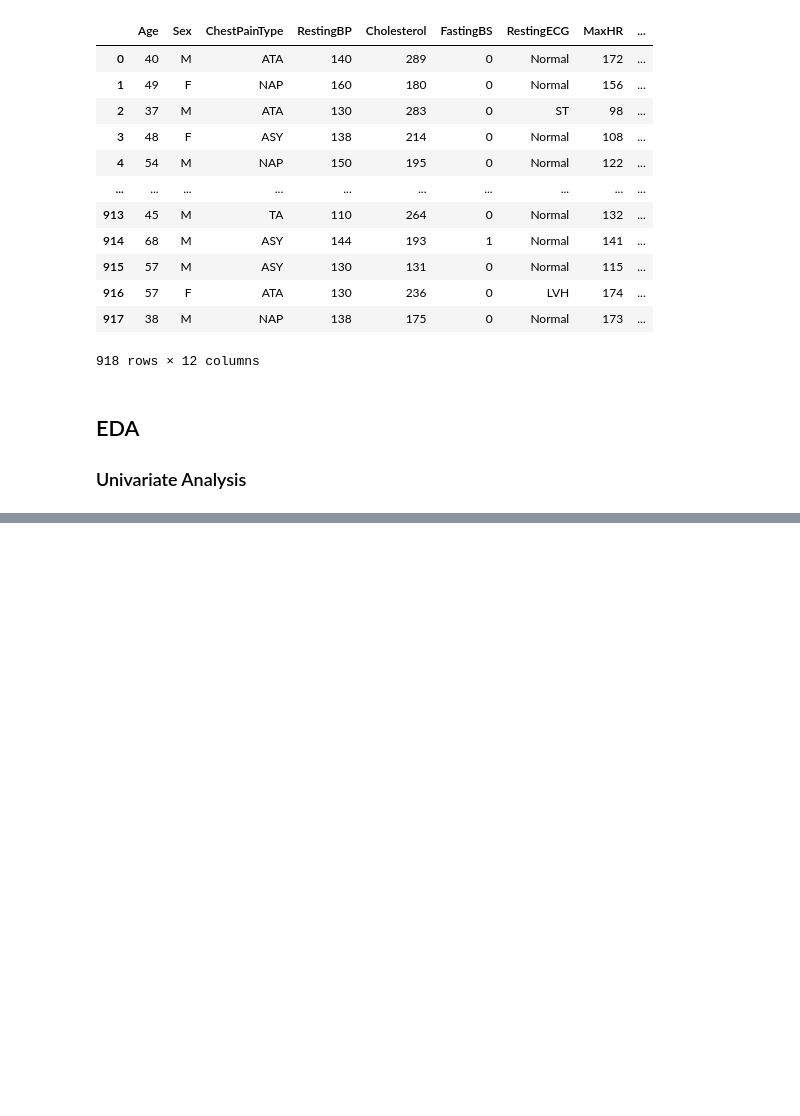
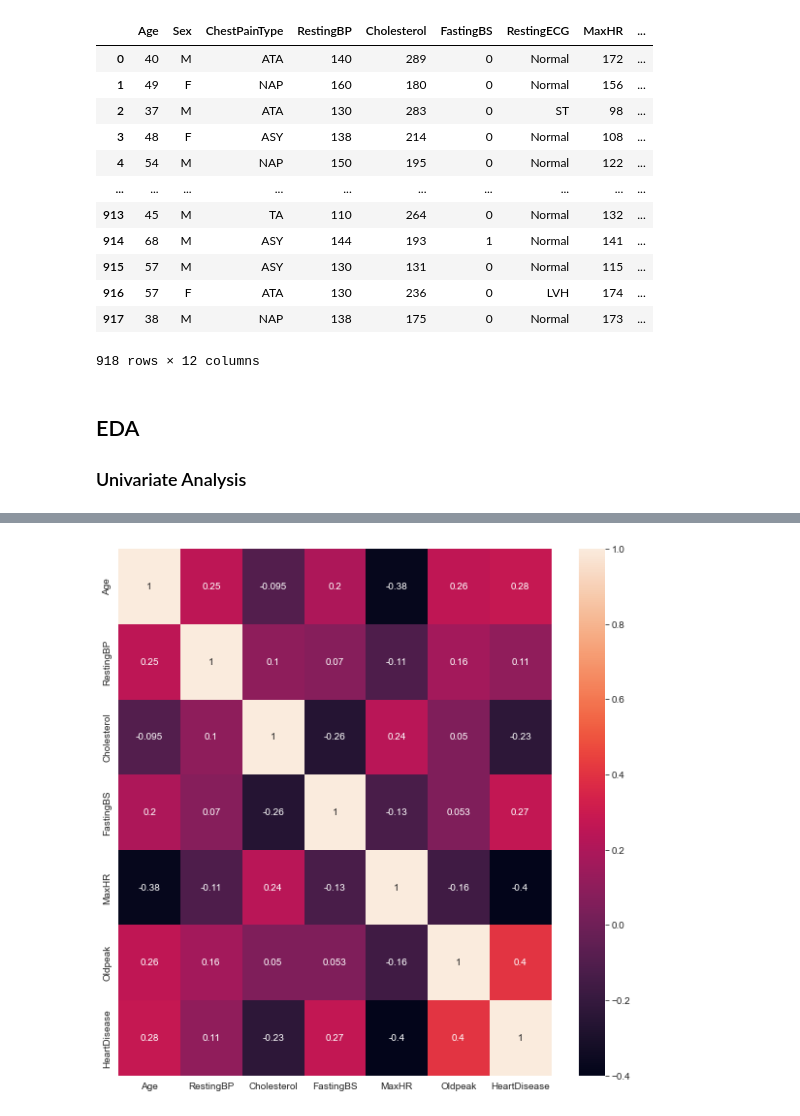
Before and after one commit to strem078/IAI5101_Assignments, a Jupyter notebook: A2/Assigment2_8213373.ipynb, the cells around one changed output, grey strips where cells are left out. Drawn from its saved outputs; the diff is of its cells as text; code cells hidden in the pictures; blank space fills up the shorter version.

```diff
--- a/A2/Assigment2_8213373.ipynb
+++ b/A2/Assigment2_8213373.ipynb
@@ -84,0 +132,9 @@ makeHist(data_raw['MaxHR'], 'Max Heart Rate Distribution in the Dataset', 'Max H
+# %%
+# Generate and plot the correlation matrix
+fig, htmp = plt.subplots(figsize=(10,10))
+
+corrMatrix = data_raw.corr()
+sns.heatmap(corrMatrix, annot=True, ax=htmp)
+plt.show()
+# %% [output]
+[figure, added]
```
Also changed, not shown: parts of 29 cells of this notebook, 1 other file.
